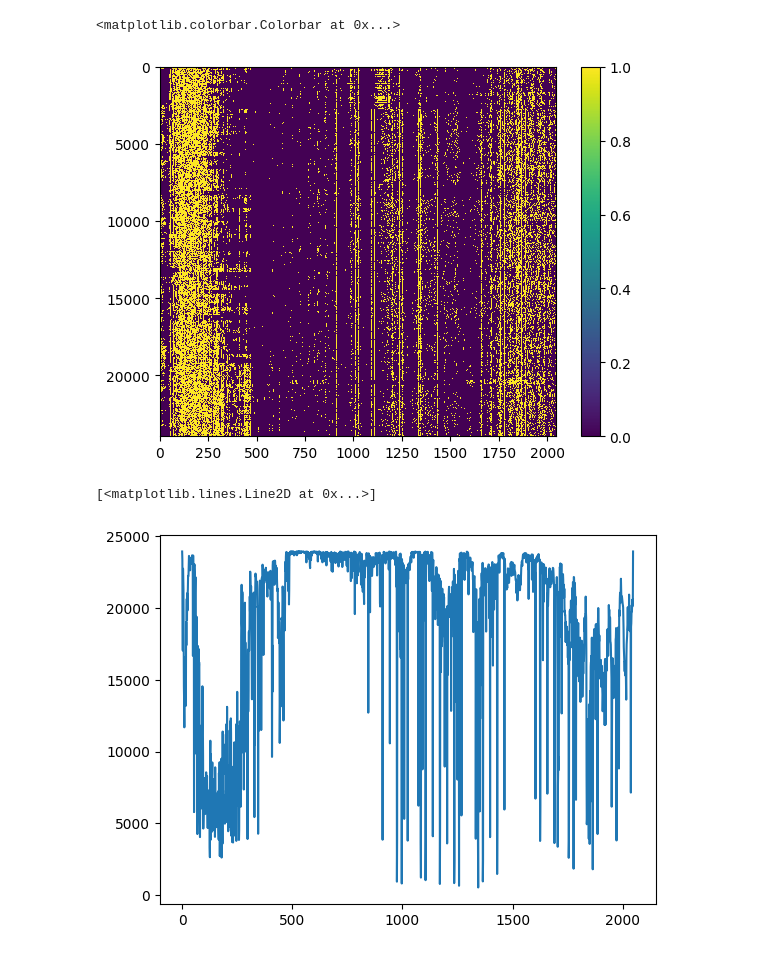
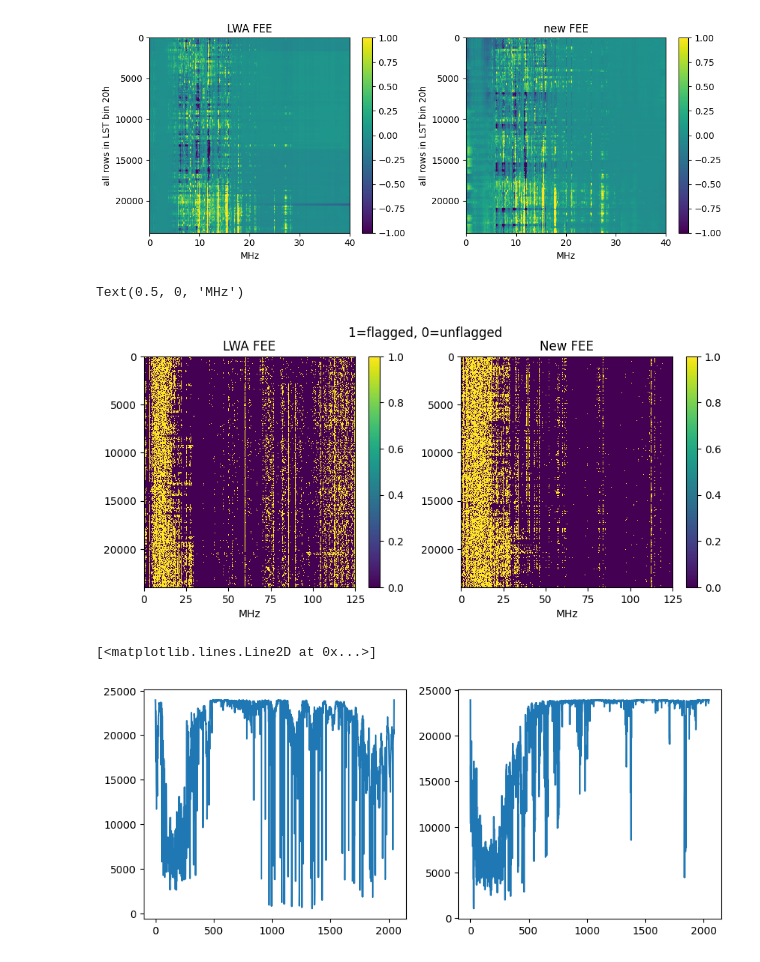
Before and after one commit to mohanagr/braindump, a Jupyter notebook: mars_lst_20h.ipynb, the cells around one changed output. Drawn from its saved outputs; the diff is of its cells as text; code cells hidden in the pictures.

```diff
--- a/mars_lst_20h.ipynb
+++ b/mars_lst_20h.ipynb
@@ -4,6 +5,9 @@ import matplotlib.pyplot as plt
 # %%
-with np.load("lstbin_40_mars_dump_pol00.npz") as f:
+with np.load("/home/mohan/mars_lst_binned_data/lstbin_40_mars2_raw_pol00_oldFEE.npz") as f:
     data=f["data"]
     mask=f["mask"]
+with np.load("/home/mohan/mars_lst_binned_data/lstbin_40_mars2_raw_pol00_newFEE.npz") as f:
+    data2=f["data"]
+    mask2=f["mask"]
 # %%
 arr=np.ma.MaskedArray(data,mask)
@@ -16,11 +65,59 @@ plt.colorbar()
+# %%
+f=plt.gcf()
+f.set_size_inches(10,4)
+plt.subplot(121)
+myext=[0,125, data.shape[0],0]
+maxc=int(40/0.061)
+norm=np.log10(np.median(data,axis=0))
+plt.imshow(np.log10(data)-norm,aspect="auto",extent=myext, vmax=1,vmin=-1)
+plt.colorbar()
+plt.xlabel("MHz")
+plt.title("LWA FEE")
+plt.ylabel("all rows in LST bin 20h")
+plt.xlim(0,40)
+
+plt.subplot(122)
+myext=[0,125, data.shape[0],0]
+norm=np.log10(np.median(data2,axis=0))
+plt.imshow(np.log10(data2)-norm,aspect="auto",extent=myext,vmax=1,vmin=-1)
+plt.colorbar()
+plt.xlim(0,40)
+plt.title("new FEE")
+plt.xlabel("MHz")
+plt.ylabel("all rows in LST bin 20h")
+
+plt.tight_layout()
+# %% [output]
+[figure, added]
 # %%
-plt.imshow(mask,aspect="auto",interpolation="none")
+f=plt.gcf()
+f.set_size_inches(10,4)
+plt.suptitle("1=flagged, 0=unflagged")
+myext=[0,125, data.shape[0],0]
+plt.subplot(121)
+plt.title("LWA FEE")
+plt.imshow(mask,aspect="auto",extent=myext,interpolation="none")
 plt.colorbar()
+plt.xlabel("MHz")
+
+
+myext=[0,125, data.shape[0],0]
+plt.subplot(122)
+plt.title("New FEE")
+plt.imshow(mask2,aspect="auto",extent=myext,interpolation="none")
+plt.colorbar()
+plt.xlabel("MHz")
 # %% [output]
-<matplotlib.colorbar.Colorbar at 0x...>
+Text(0.5, 0, 'MHz')
-[figure, old version]
+[figure, new version]
 # %%
+f=plt.gcf()
+f.set_size_inches(10,4)
+plt.subplot(121)
 plt.plot(mask.shape[0]-np.sum(mask,axis=0))
+
+plt.subplot(122)
+plt.plot(mask2.shape[0]-np.sum(mask2,axis=0))
 # %% [output]
 [<matplotlib.lines.Line2D at 0x...>]
-[figure, old version]
+[figure, new version]
```
Also changed, not shown: parts of 13 cells of this notebook, 12 other files.
